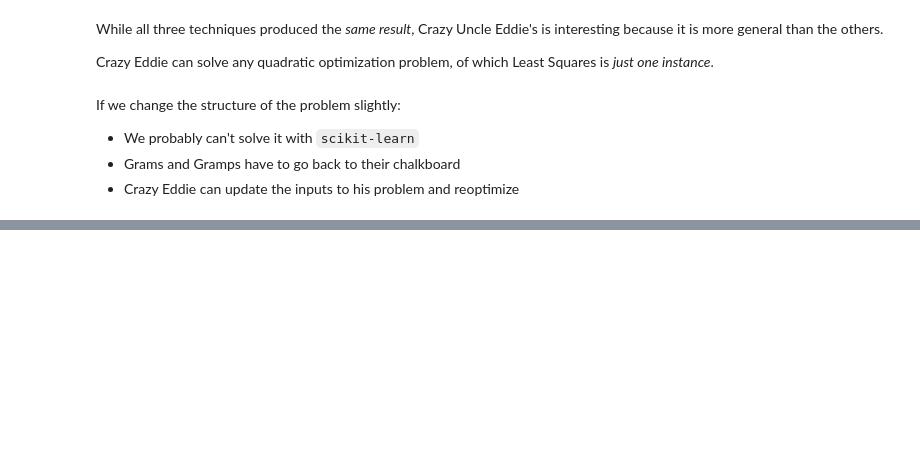
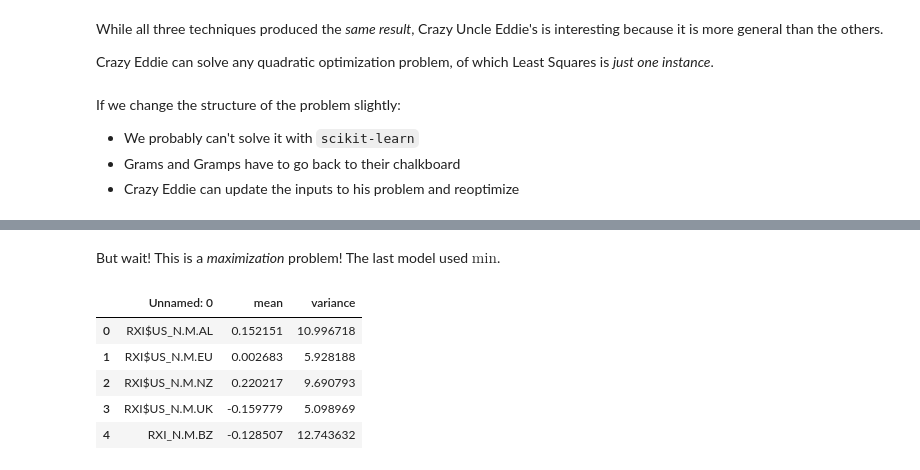
Before and after one commit to ryanjoneil/talks, a Jupyter notebook: 2017/03/data-science-dc/practical-optimization-for-stats-nerds.ipynb, the cells around one changed output, grey strips where cells are left out. Cells and saved outputs as stored; diff of their text form; code cells hidden in the pictures; blank space fills up the shorter version.

```diff
--- a/2017/03/data-science-dc/practical-optimization-for-stats-nerds.ipynb
+++ b/2017/03/data-science-dc/practical-optimization-for-stats-nerds.ipynb
@@ -195,0 +253,14 @@ If we change the structure of the problem slightly:
+# %% [markdown]
+But wait! This is a _maximization_ problem! The last model used $\text{min}$.
+# %%
+# Read in the returns and covariance data.
+import pandas as pd
+exp_returns = pd.read_csv('portfolio-optimization/currency-returns.csv')
+exp_returns.head()
+# %% [output]
+|  | Unnamed: 0 | mean | variance |
+| 0 | RXI$US_N.M.AL | 0.152151 | 10.996718 |
+| 1 | RXI$US_N.M.EU | 0.002683 | 5.928188 |
+| 2 | RXI$US_N.M.NZ | 0.220217 | 9.690793 |
+| 3 | RXI$US_N.M.UK | -0.159779 | 5.098969 |
+| 4 | RXI_N.M.BZ | -0.128507 | 12.743632 |
```
Also changed, not shown: parts of 13 cells of this notebook, 6 other files.
